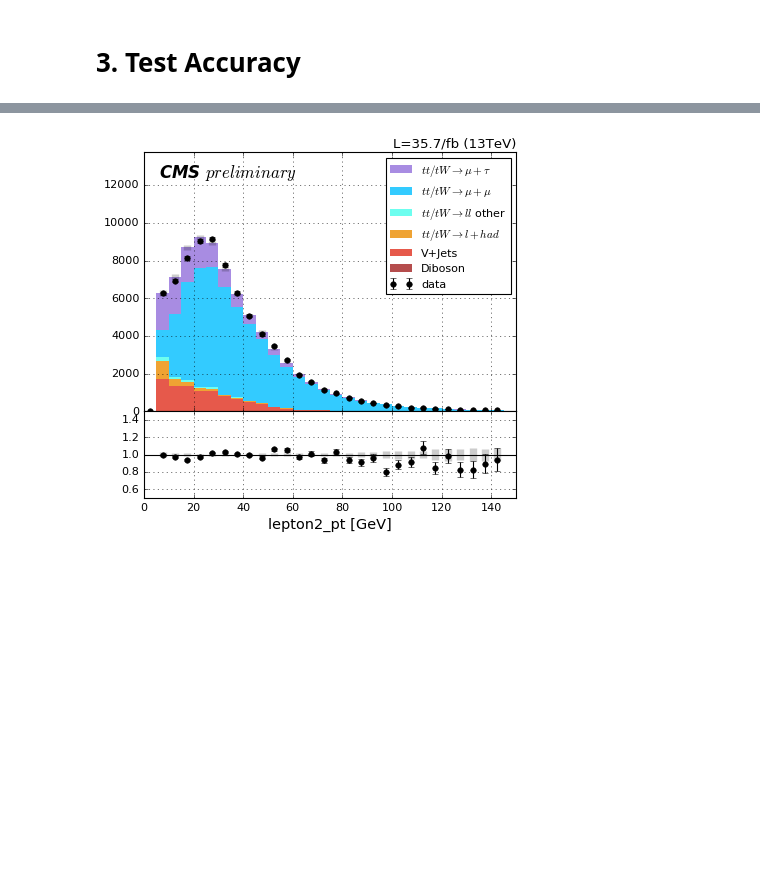
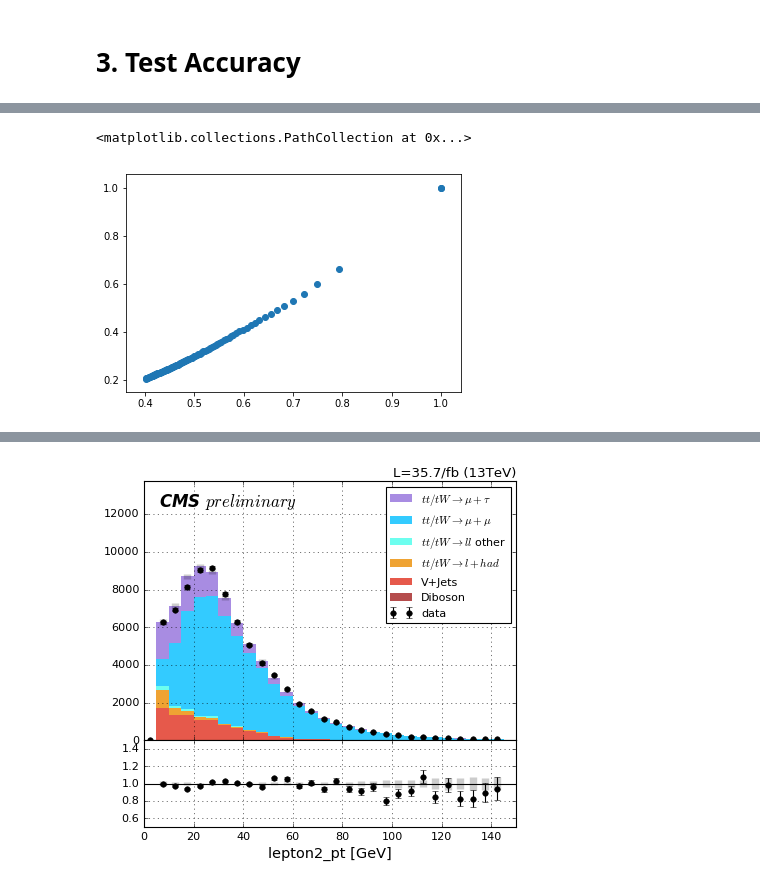
Before and after one commit to ZihengChen/WBranchingFaction, a Jupyter notebook: notebooks/ju_dnn.ipynb, the cells around one changed output, grey strips where cells are left out. Cells and saved outputs as stored; diff of their text form; code cells hidden in the pictures; blank space fills up the shorter version.

```diff
--- a/notebooks/ju_dnn.ipynb
+++ b/notebooks/ju_dnn.ipynb
@@ -81,3 +64,16 @@ sk.makePlot(common.getBaseDirectory()+'plots/score/{}{}'.format(selection,bname)
+# %%
+sg = dfList[5]
+bg = pd.concat(dfList[1:5],ignore_index=True)
+# %%
+effmcsg,effmcbg = np.ones(1),np.ones(1)
+for thrd in np.arange(0.00,0.1,0.001):
+    effmcsg = np.append(effmcsg, np.sum(sg.query('softmax>{}'.format(thrd)).eventWeight)/np.sum(sg.eventWeight) )
+    effmcbg = np.append(effmcbg, np.sum(bg.query('softmax>{}'.format(thrd)).eventWeight)/np.sum(bg.eventWeight) )
+# %%
+plt.scatter(effmcsg,effmcbg)
+# %% [output]
+<matplotlib.collections.PathCollection at 0x...>
+[figure, added]
 # %%
 data = dfList[-1]
 corr = data.corr()
```
Also changed, not shown: parts of 17 cells of this notebook, 3 other files.
